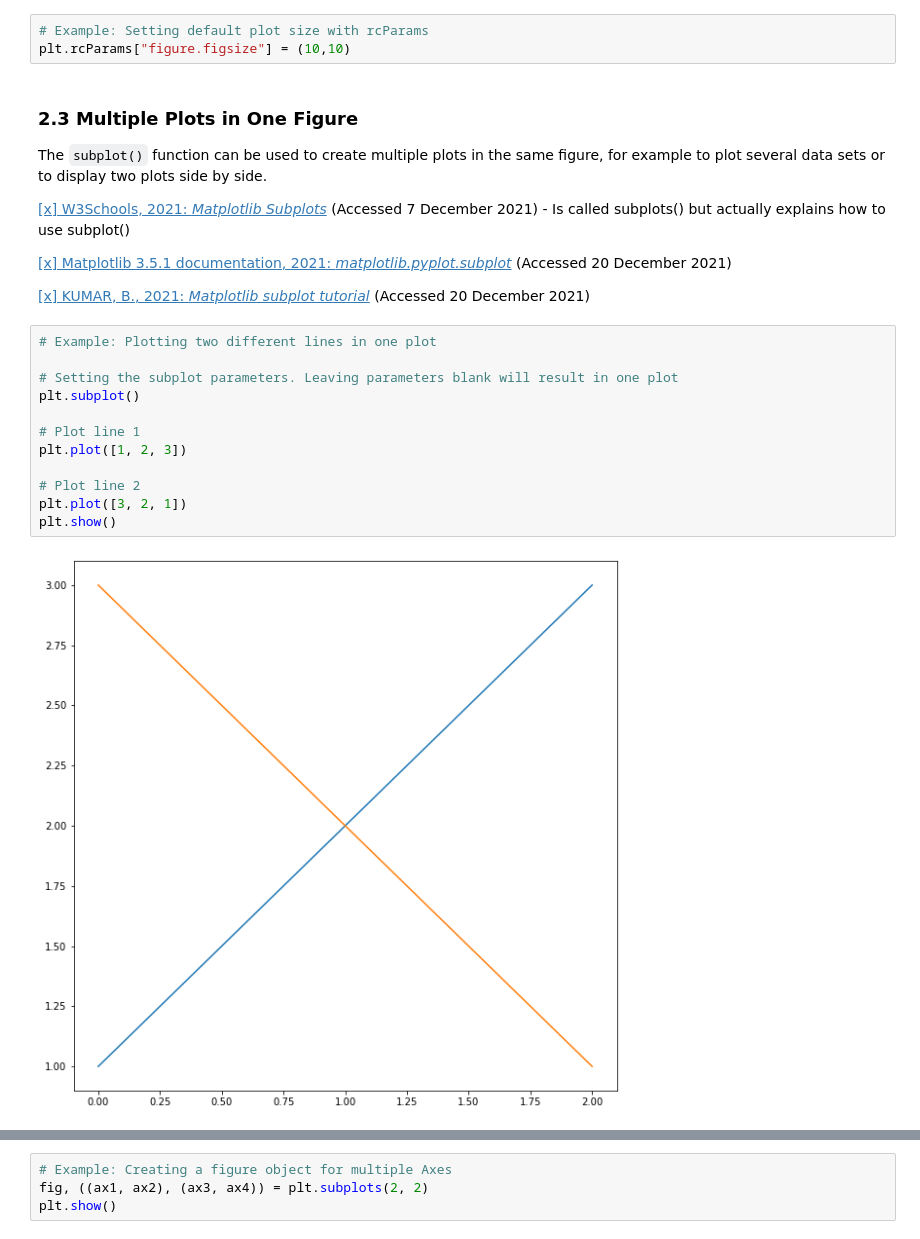
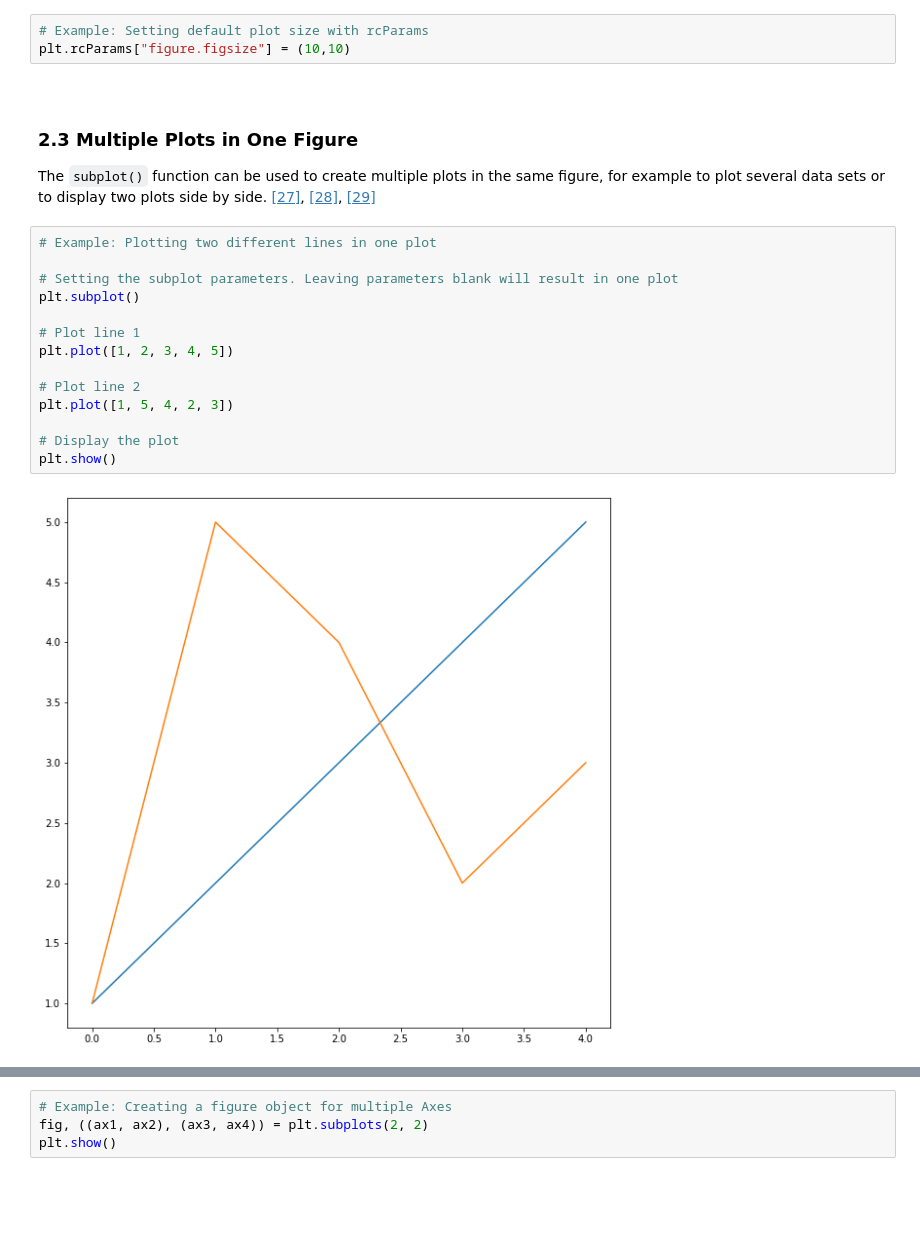
Before and after one commit to ssteffens/fundamentals-data-analysis-assessment, a Jupyter notebook: pyplot.ipynb, the cells around one changed output, grey strips where cells are left out. Saved outputs shown, nothing was run; the diff lists cells and outputs as text; blank space fills up the shorter version.

```diff
--- a/pyplot.ipynb
+++ b/pyplot.ipynb
@@ -371,30 +378,27 @@ It can be used to update any of the plot parameters, to name a few:
 # Example: Setting default plot size with rcParams
 plt.rcParams["figure.figsize"] = (10,10)
 # %% [markdown]
+<br>
+
 <a id='part2.3'></a>
-
 ### **2.3 Multiple Plots in One Figure**
-The `subplot()` function can be used to create multiple plots in the same figure, for example to plot several data sets or to display two plots side by side.
-
-[[x] W3Schools, 2021: *Matplotlib Subplots*](https://www.w3schools.com/python/matplotlib_subplots.asp) (Accessed 7 December 2021) - Is called subplots() but actually explains how to use subplot()
-
-[[x] Matplotlib 3.5.1 documentation, 2021: *matplotlib.pyplot.subplot*](https://matplotlib.org/stable/api/_as_gen/matplotlib.pyplot.subplot.html) (Accessed 20 December 2021)
-
-[[x] KUMAR, B., 2021: *Matplotlib subplot tutorial*](https://pythonguides.com/matplotlib-subplot-tutorial) (Accessed 20 December 2021)
+The `subplot()` function can be used to create multiple plots in the same figure, for example to plot several data sets or to display two plots side by side. [[27]](#reference27), [[28]](#reference28), [[29]](#reference29)
 # %%
 # Example: Plotting two different lines in one plot
 
 # Setting the subplot parameters. Leaving parameters blank will result in one plot
 plt.subplot()
 
 # Plot line 1
-plt.plot([1, 2, 3])
+plt.plot([1, 2, 3, 4, 5])
 
 # Plot line 2
-plt.plot([3, 2, 1])
+plt.plot([1, 5, 4, 2, 3])
+
+# Display the plot
 plt.show()
 # %% [output]
-[figure, old version]
+[figure, new version]
 # %%
 # Example: Two plots on top of each other
 
```
Also changed, not shown: parts of 71 cells of this notebook, 1 other file.
